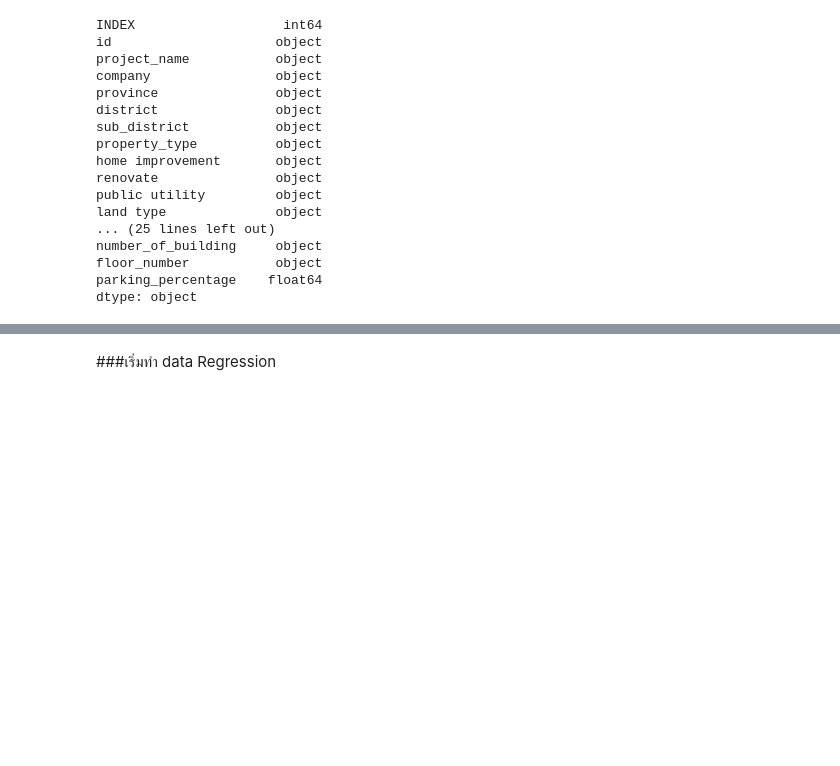
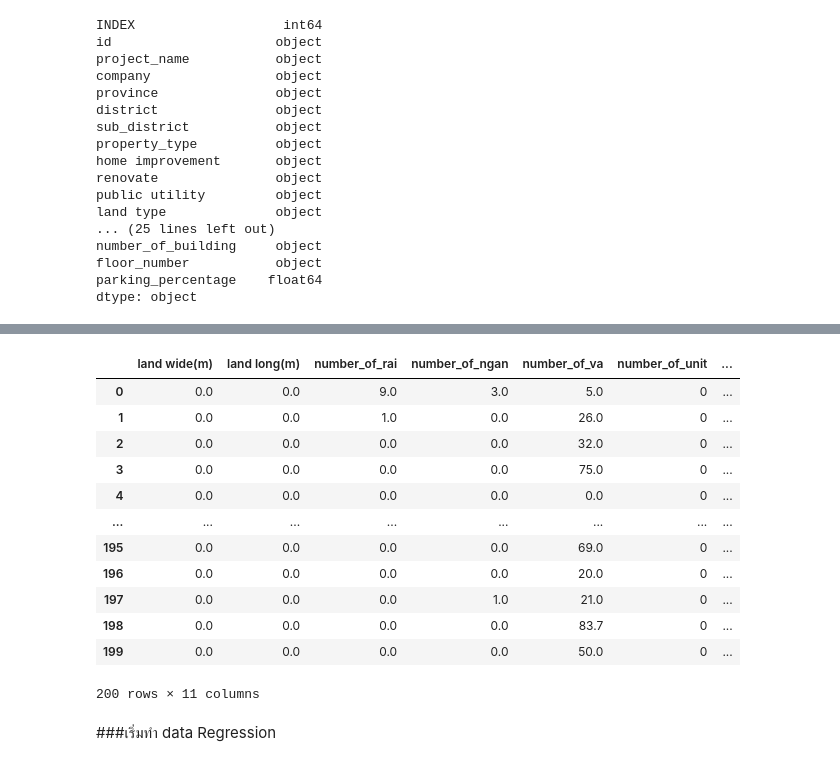
Before and after one commit to Phruetti/DPDM65, a Jupyter notebook: final-1.ipynb, the cells around one changed output, grey strips where cells are left out. Saved outputs shown, nothing was run; the diff lists cells and outputs as text; code cells hidden in the pictures; blank space fills up the shorter version.

```diff
--- a/final-1.ipynb
+++ b/final-1.ipynb
@@ -263,7 +265,7 @@ floor_number           object
 parking_percentage    float64
 dtype: object
 # %%
-data1_test=data_test[['land wide(m)',	'land long(m)',	'number_of_rai',	'number_of_ngan',	'number_of_va',	'number_of_unit',	'number_of_story',	'number_of_bedroom',	'number_of_bathroom',	'number_of_parking',	'usable_area']]
+data1_test=data_test[['land wide(m)',	'land long(m)',	'number_of_rai',	'number_of_ngan',	'number_of_va',	'number_of_unit',	'number_of_story',	'number_of_bedroom',	'number_of_bathroom',	'number_of_parking',	'usable_area','parking_percentage']]
 # %%
 data1_test
 # %% [output]
@@ -292,5 +296,20 @@ data_test['usable_area'] = pd.to_numeric(data_test['usable_area'],errors='coerce
 # %%
 data11_test=data1_test.fillna(0)
+data11_test
+# %% [output]
+|  | land wide(m) | land long(m) | number_of_rai | number_of_ngan | number_of_va | number_of_unit | ... |
+| 0 | 0.0 | 0.0 | 9.0 | 3.0 | 5.0 | 0 | ... |
+| 1 | 0.0 | 0.0 | 1.0 | 0.0 | 26.0 | 0 | ... |
+| 2 | 0.0 | 0.0 | 0.0 | 0.0 | 32.0 | 0 | ... |
+| 3 | 0.0 | 0.0 | 0.0 | 0.0 | 75.0 | 0 | ... |
+| 4 | 0.0 | 0.0 | 0.0 | 0.0 | 0.0 | 0 | ... |
+| ... | ... | ... | ... | ... | ... | ... | ... |
+| 195 | 0.0 | 0.0 | 0.0 | 0.0 | 69.0 | 0 | ... |
+| 196 | 0.0 | 0.0 | 0.0 | 0.0 | 20.0 | 0 | ... |
+| 197 | 0.0 | 0.0 | 0.0 | 1.0 | 21.0 | 0 | ... |
+| 198 | 0.0 | 0.0 | 0.0 | 0.0 | 83.7 | 0 | ... |
+| 199 | 0.0 | 0.0 | 0.0 | 0.0 | 50.0 | 0 | ... |
+200 rows × 11 columns
 # %% [markdown]
 ###เริ่มทำ data Regression
 # %%
```
Also changed, not shown: parts of 25 cells of this notebook.
